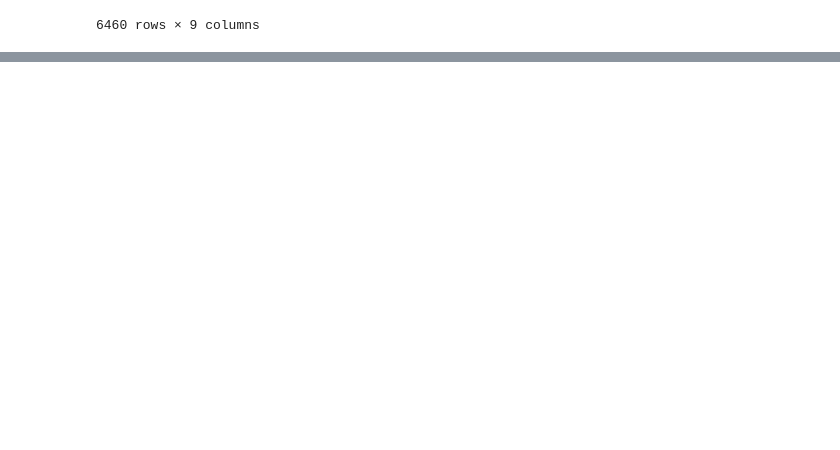
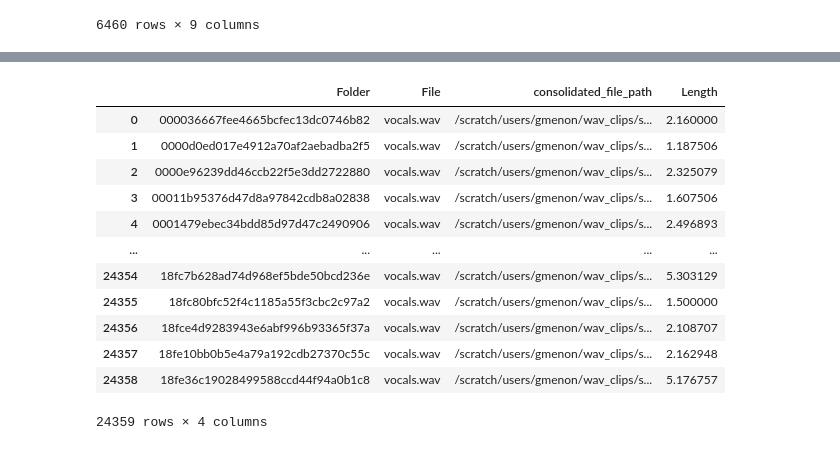
Before and after one commit to greeshmasmenon/songsLyricsGenerator, a Jupyter notebook: src/notebooks/Demucs.ipynb, the cells around one changed output, grey strips where cells are left out. Cells and saved outputs as stored; diff of their text form; code cells hidden in the pictures; blank space fills up the shorter version.

```diff
--- a/src/notebooks/Demucs.ipynb
+++ b/src/notebooks/Demucs.ipynb
@@ -305,0 +359,17 @@ train_song_metadata_demucs_cleaned
+# %%
+new_df = df.merge(df1, on='consolidated_file_path', how='left')
+new_df
+# %% [output]
+|  | Folder | File | consolidated_file_path | Length |
+| 0 | 000036667fee4665bcfec13dc0746b82 | vocals.wav | /scratch/users/gmenon/wav_clips/s... | 2.160000 |
+| 1 | 0000d0ed017e4912a70af2aebadba2f5 | vocals.wav | /scratch/users/gmenon/wav_clips/s... | 1.187506 |
+| 2 | 0000e96239dd46ccb22f5e3dd2722880 | vocals.wav | /scratch/users/gmenon/wav_clips/s... | 2.325079 |
+| 3 | 00011b95376d47d8a97842cdb8a02838 | vocals.wav | /scratch/users/gmenon/wav_clips/s... | 1.607506 |
+| 4 | 0001479ebec34bdd85d97d47c2490906 | vocals.wav | /scratch/users/gmenon/wav_clips/s... | 2.496893 |
+| ... | ... | ... | ... | ... |
+| 24354 | 18fc7b628ad74d968ef5bde50bcd236e | vocals.wav | /scratch/users/gmenon/wav_clips/s... | 5.303129 |
+| 24355 | 18fc80bfc52f4c1185a55f3cbc2c97a2 | vocals.wav | /scratch/users/gmenon/wav_clips/s... | 1.500000 |
+| 24356 | 18fce4d9283943e6abf996b93365f37a | vocals.wav | /scratch/users/gmenon/wav_clips/s... | 2.108707 |
+| 24357 | 18fe10bb0b5e4a79a192cdb27370c55c | vocals.wav | /scratch/users/gmenon/wav_clips/s... | 2.162948 |
+| 24358 | 18fe36c19028499588ccd44f94a0b1c8 | vocals.wav | /scratch/users/gmenon/wav_clips/s... | 5.176757 |
+24359 rows × 4 columns
```
Also changed, not shown: parts of 15 cells of this notebook, 12 other files.
